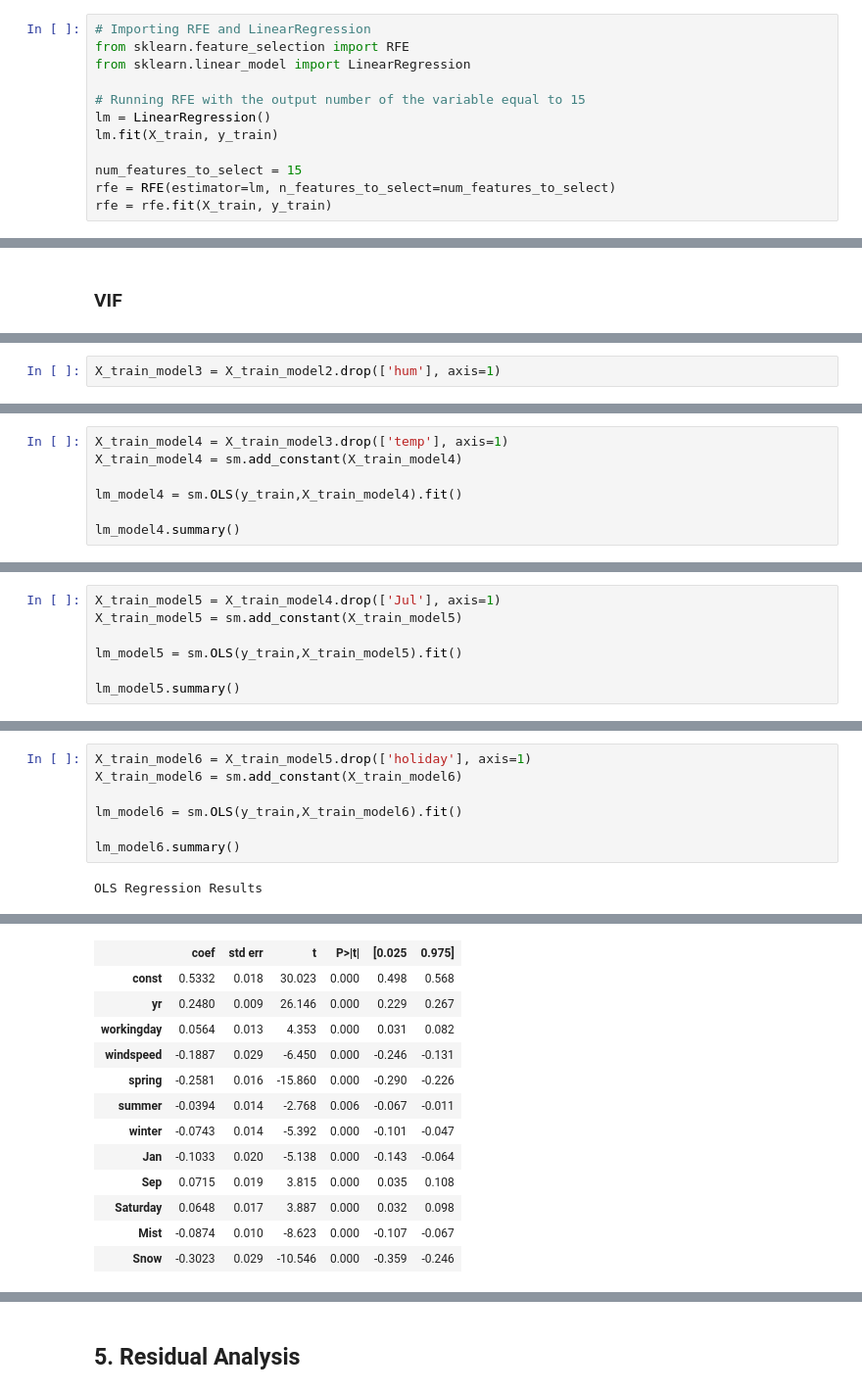
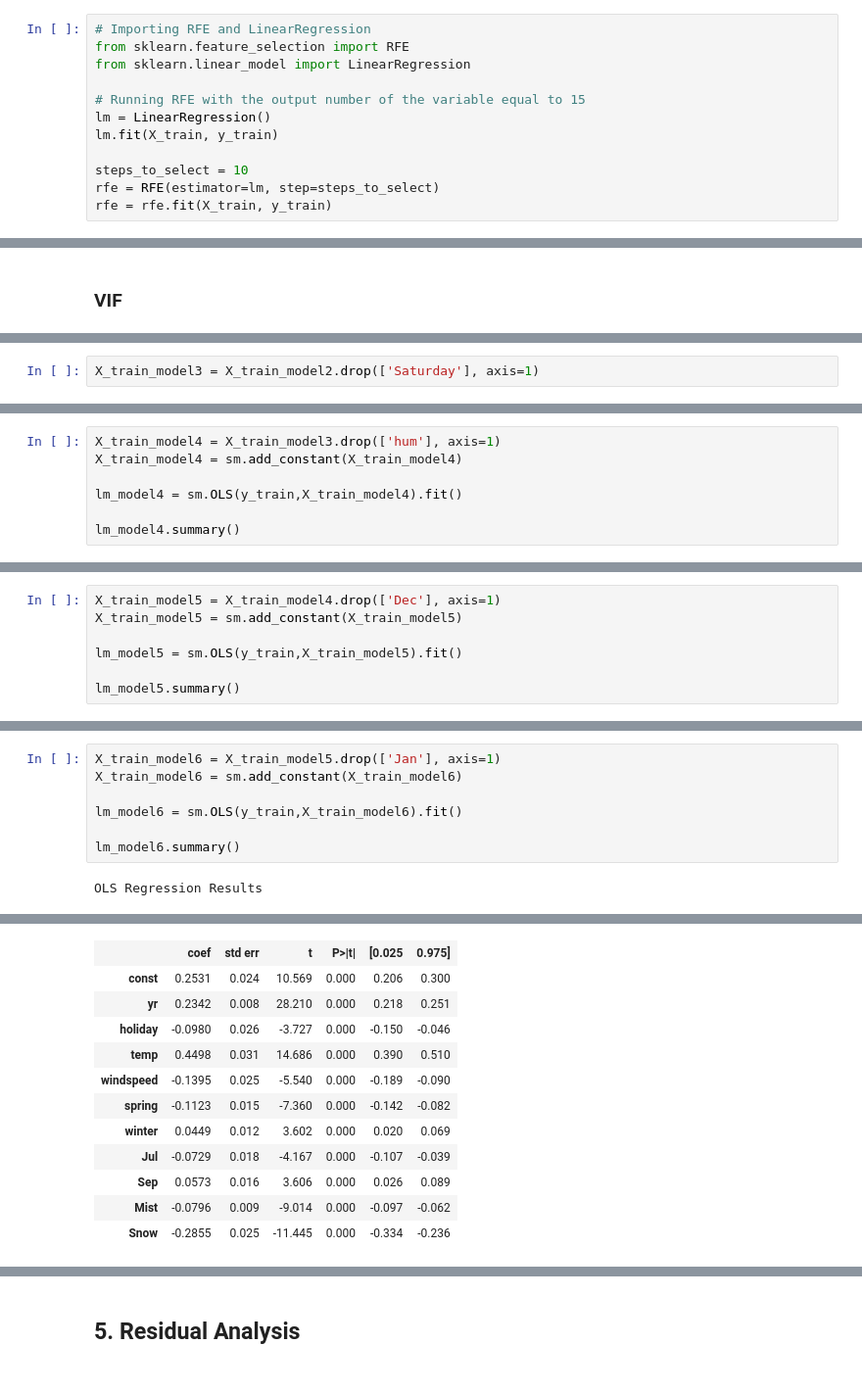
Before and after one commit to arungambhir/BoomBikes_Linear_Regression_Assignment, a Jupyter notebook: Arun_Assignment.ipynb, the cells around one changed output, grey strips where cells are left out. Shown at 98% size. Drawn from its saved outputs; the diff is of its cells as text.

```diff
--- a/Arun_Assignment.ipynb
+++ b/Arun_Assignment.ipynb
@@ -343,8 +339,8 @@ from sklearn.linear_model import LinearRegression
 lm = LinearRegression()
 lm.fit(X_train, y_train)
 
-num_features_to_select = 15
-rfe = RFE(estimator=lm, n_features_to_select=num_features_to_select)
+steps_to_select = 10
+rfe = RFE(estimator=lm, step=steps_to_select)
 rfe = rfe.fit(X_train, y_train)
 # %%
 list(zip(X_train.columns,rfe.support_,rfe.ranking_))
@@ -458,5 +455,5 @@ vif
 # %%
-X_train_model3 = X_train_model2.drop(['hum'], axis=1)
+X_train_model3 = X_train_model2.drop(['Saturday'], axis=1)
 # %%
 X_train_model3 = sm.add_constant(X_train_model3)
 
@@ -530,5 +516,5 @@ vif
 # %%
-X_train_model4 = X_train_model3.drop(['temp'], axis=1)
+X_train_model4 = X_train_model3.drop(['hum'], axis=1)
 X_train_model4 = sm.add_constant(X_train_model4)
 
 lm_model4 = sm.OLS(y_train,X_train_model4).fit()
@@ -599,5 +574,5 @@ vif
 # %%
-X_train_model5 = X_train_model4.drop(['Jul'], axis=1)
+X_train_model5 = X_train_model4.drop(['Dec'], axis=1)
 X_train_model5 = sm.add_constant(X_train_model5)
 
 lm_model5 = sm.OLS(y_train,X_train_model5).fit()
@@ -663,5 +630,5 @@ vif
 # %%
-X_train_model6 = X_train_model5.drop(['holiday'], axis=1)
+X_train_model6 = X_train_model5.drop(['Jan'], axis=1)
 X_train_model6 = sm.add_constant(X_train_model6)
 
 lm_model6 = sm.OLS(y_train,X_train_model6).fit()
@@ -680,14 +647,13 @@ OLS Regression Results
 | Covariance Type: | nonrobust |  |  |
 |  | coef | std err | t | P>|t| | [0.025 | 0.975] |
-| const | 0.5332 | 0.018 | 30.023 | 0.000 | 0.498 | 0.568 |
-| yr | 0.2480 | 0.009 | 26.146 | 0.000 | 0.229 | 0.267 |
-| workingday | 0.0564 | 0.013 | 4.353 | 0.000 | 0.031 | 0.082 |
-| windspeed | -0.1887 | 0.029 | -6.450 | 0.000 | -0.246 | -0.131 |
-| spring | -0.2581 | 0.016 | -15.860 | 0.000 | -0.290 | -0.226 |
-| summer | -0.0394 | 0.014 | -2.768 | 0.006 | -0.067 | -0.011 |
-| winter | -0.0743 | 0.014 | -5.392 | 0.000 | -0.101 | -0.047 |
-| Jan | -0.1033 | 0.020 | -5.138 | 0.000 | -0.143 | -0.064 |
-| Sep | 0.0715 | 0.019 | 3.815 | 0.000 | 0.035 | 0.108 |
-| Saturday | 0.0648 | 0.017 | 3.887 | 0.000 | 0.032 | 0.098 |
-| Mist | -0.0874 | 0.010 | -8.623 | 0.000 | -0.107 | -0.067 |
-| Snow | -0.3023 | 0.029 | -10.546 | 0.000 | -0.359 | -0.246 |
+| const | 0.2531 | 0.024 | 10.569 | 0.000 | 0.206 | 0.300 |
+| yr | 0.2342 | 0.008 | 28.210 | 0.000 | 0.218 | 0.251 |
+| holiday | -0.0980 | 0.026 | -3.727 | 0.000 | -0.150 | -0.046 |
+| temp | 0.4498 | 0.031 | 14.686 | 0.000 | 0.390 | 0.510 |
+| windspeed | -0.1395 | 0.025 | -5.540 | 0.000 | -0.189 | -0.090 |
+| spring | -0.1123 | 0.015 | -7.360 | 0.000 | -0.142 | -0.082 |
+| winter | 0.0449 | 0.012 | 3.602 | 0.000 | 0.020 | 0.069 |
+| Jul | -0.0729 | 0.018 | -4.167 | 0.000 | -0.107 | -0.039 |
+| Sep | 0.0573 | 0.016 | 3.606 | 0.000 | 0.026 | 0.089 |
+| Mist | -0.0796 | 0.009 | -9.014 | 0.000 | -0.097 | -0.062 |
+| Snow | -0.2855 | 0.025 | -11.445 | 0.000 | -0.334 | -0.236 |
```
Also changed, not shown: parts of 25 cells of this notebook.
